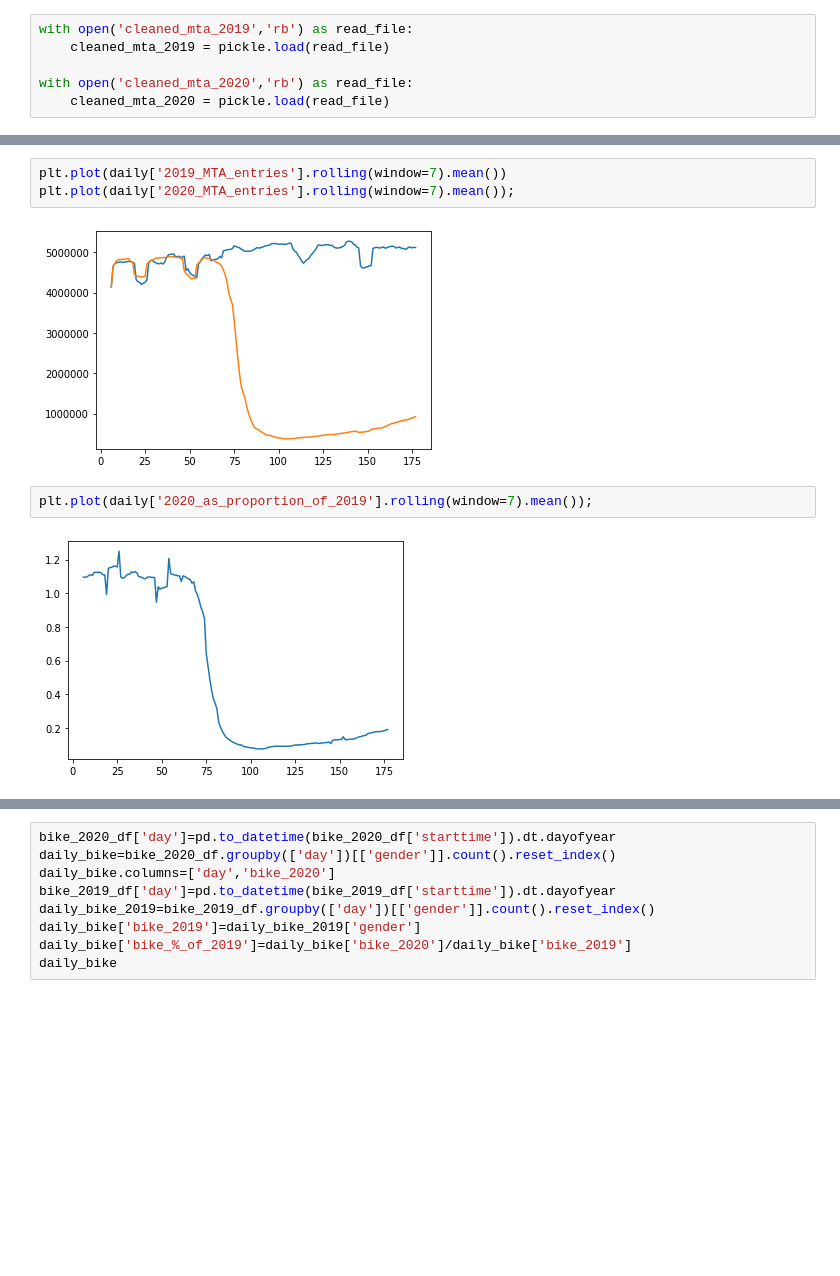
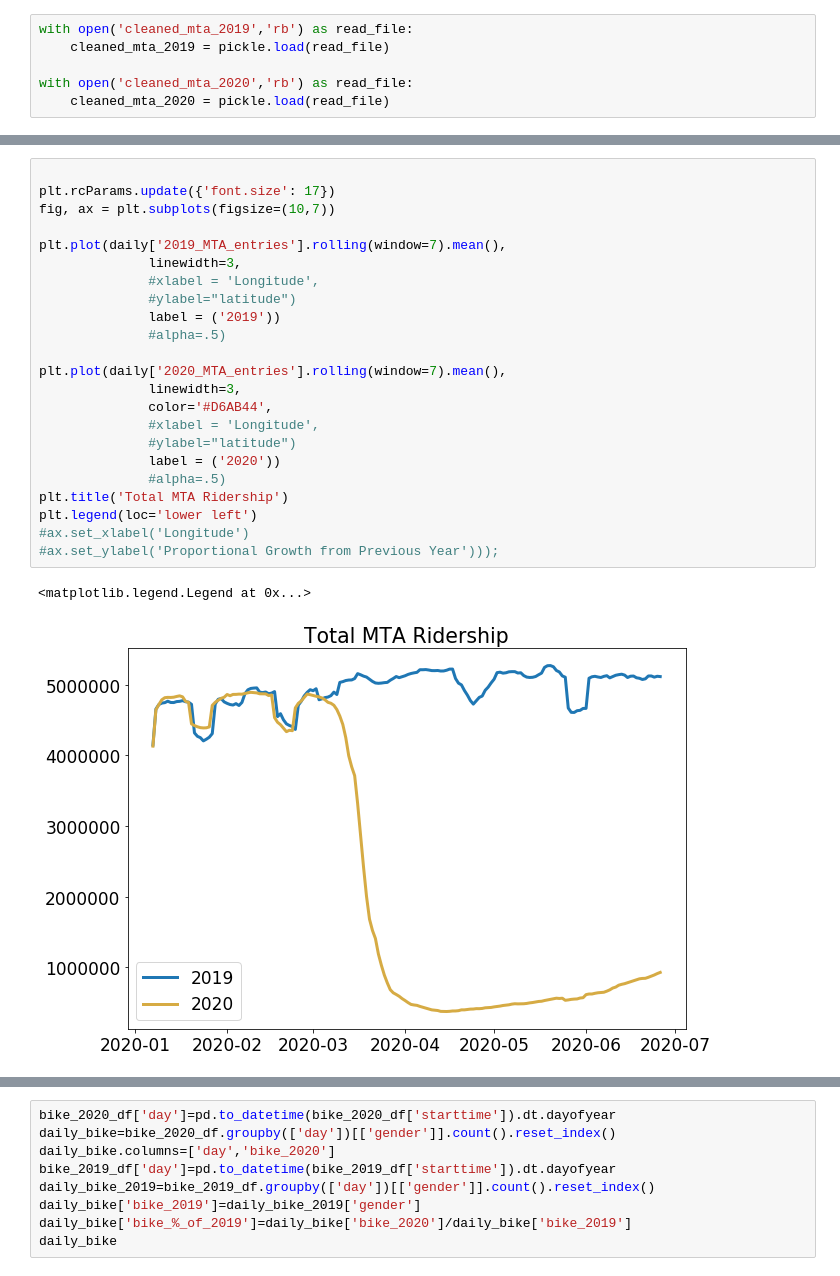
Before and after one commit to stephcho999/Proj_1_MTA, a Jupyter notebook: sam_mta_and_citibike_comparison.ipynb, the cells around one changed output, grey strips where cells are left out. Saved outputs shown, nothing was run; the diff lists cells and outputs as text; blank space fills up the shorter version.

```diff
--- a/sam_mta_and_citibike_comparison.ipynb
+++ b/sam_mta_and_citibike_comparison.ipynb
@@ -169,9 +161,26 @@ plt.plot(daily['2020_as_proportion_of_2019']);
-# %%
-plt.plot(daily['2019_MTA_entries'].rolling(window=7).mean())
-plt.plot(daily['2020_MTA_entries'].rolling(window=7).mean());
-# %% [output]
-[figure, removed]
-# %%
-plt.plot(daily['2020_as_proportion_of_2019'].rolling(window=7).mean());
-# %% [output]
-[figure, removed]
+# %%
+
+plt.rcParams.update({'font.size': 17})
+fig, ax = plt.subplots(figsize=(10,7))
+
+plt.plot(daily['2019_MTA_entries'].rolling(window=7).mean(),
+              linewidth=3,
+              #xlabel = 'Longitude',
+              #ylabel="latitude")
+              label = ('2019'))
+              #alpha=.5)
+
+plt.plot(daily['2020_MTA_entries'].rolling(window=7).mean(),
+              linewidth=3,
+              color='#D6AB44',
+              #xlabel = 'Longitude',
+              #ylabel="latitude")
+              label = ('2020'))
+              #alpha=.5)
+plt.title('Total MTA Ridership')
+plt.legend(loc='lower left')
+#ax.set_xlabel('Longitude')
+#ax.set_ylabel('Proportional Growth from Previous Year')));
+# %% [output]
+<matplotlib.legend.Legend at 0x...>
+[figure, added]
```
Also changed, not shown: parts of 24 cells of this notebook, 8 other files.
